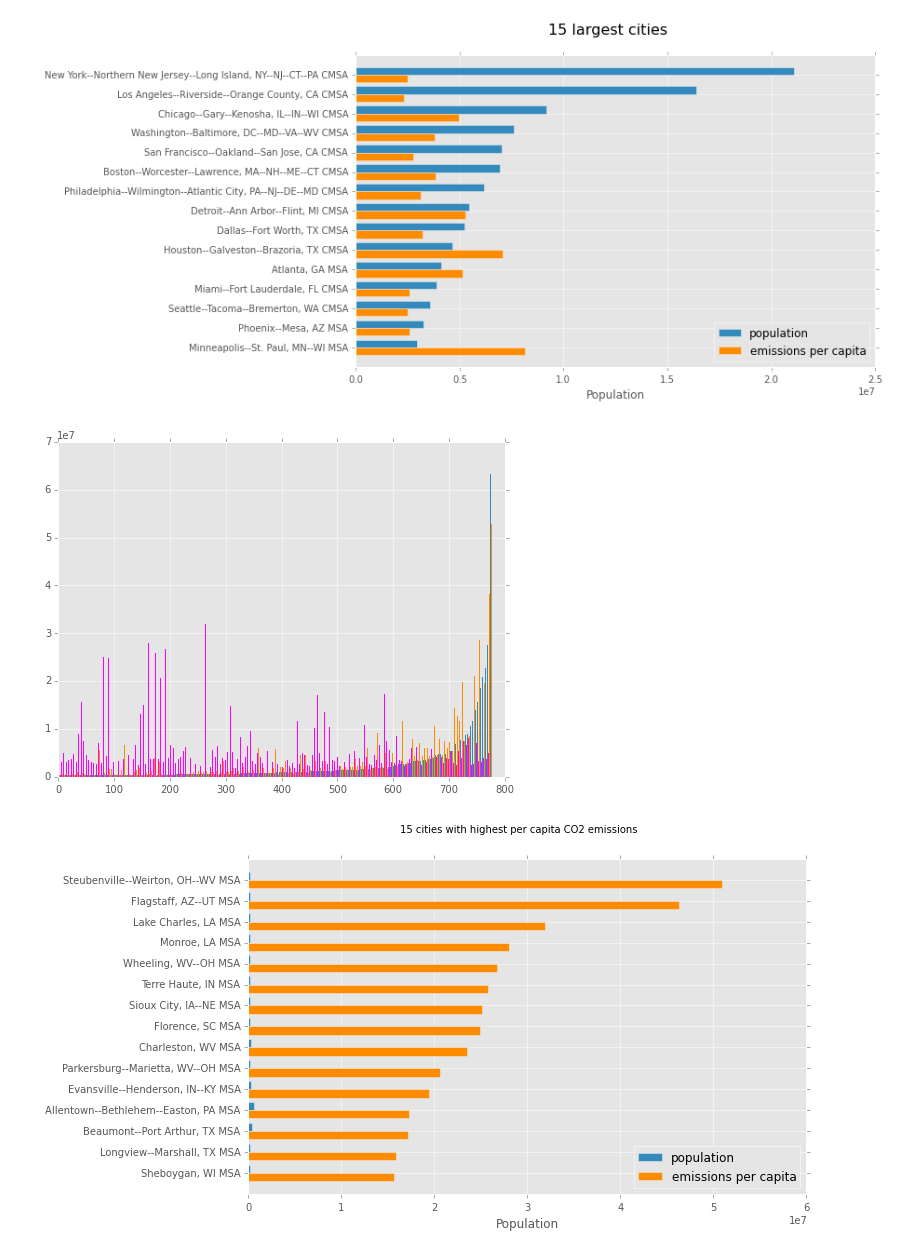
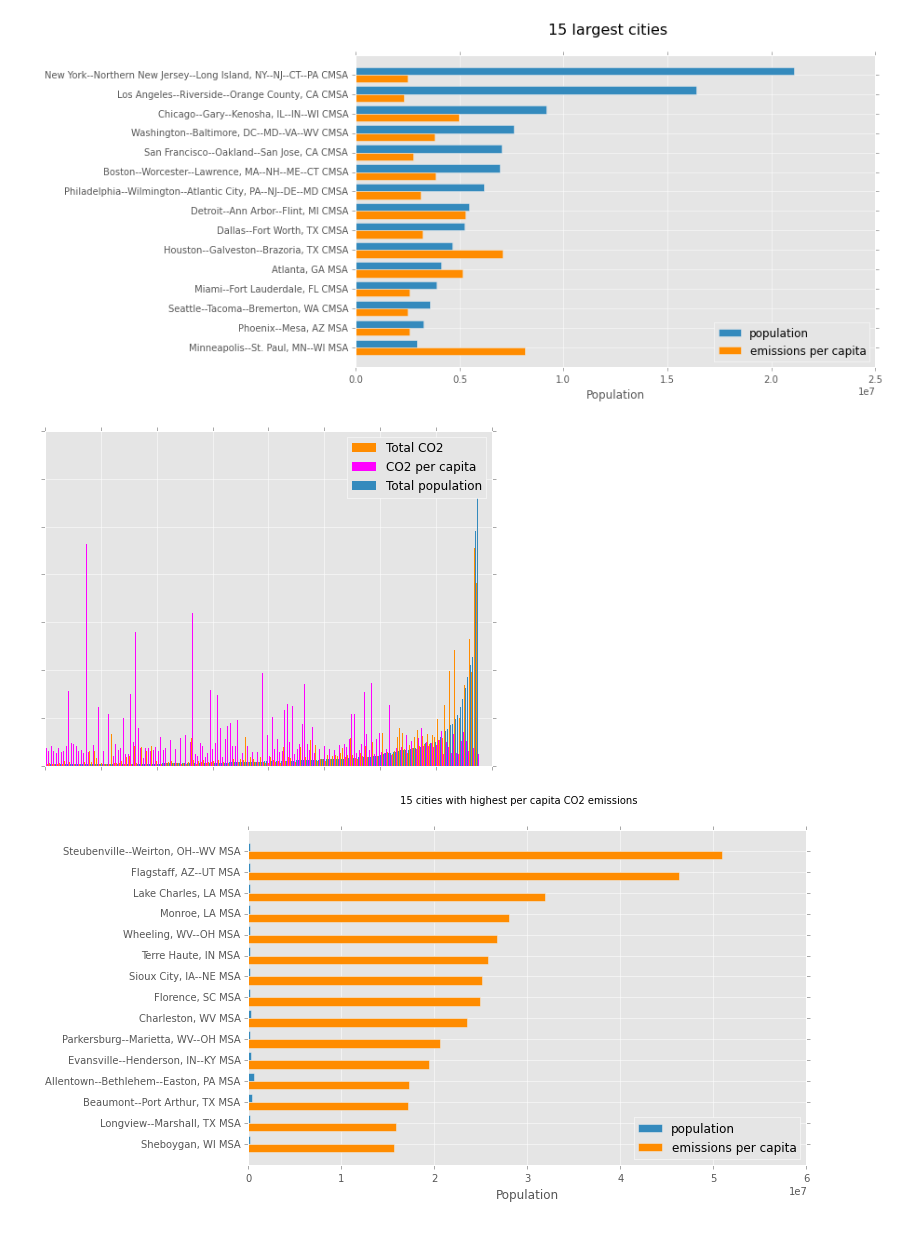
Before and after one commit to pvarsh/foundations-a4, a Jupyter notebook: assignment-4.ipynb, the cells around one changed output. Cells and saved outputs as stored; diff of their text form; code cells hidden in the pictures.

Commit message:
Cleaning plots

```diff
--- a/assignment-4.ipynb
+++ b/assignment-4.ipynb
@@ -506,18 +507,30 @@ plt.show()
 # %%
 mtSorted = mt.sort(['pop_total'], axis = 0, ascending = False, inplace = False)
 
 fig4, ax4 = plt.subplots(num = 4, figsize = (8, 6))
 locations = range(mt.shape[0])
 locations.reverse()
 locations = np.array(locations) * 3
 
-ax4.bar(locations + 1 , mtSorted.co2_total, color = "darkorange", width = 1, alpha = 1, lw = 0)
-ax4.bar(locations + 2, mtSorted.co2_per_capita * 1e6, color = "magenta", width = 1, alpha = 1, lw = 0)
-ax4.bar(locations, mtSorted.pop_total*3, width = 1, lw = 0)
+ax4.bar(locations + 1 , mtSorted.co2_total, color = "darkorange", width = 1, alpha = 1, lw = 0, label = "Total CO2")
+ax4.bar(locations + 2, mtSorted.co2_per_capita * 1e6, color = "magenta", width = 1, alpha = 1, lw = 0, label = "CO2 per capita")
+ax4.bar(locations, mtSorted.pop_total*3, width = 1, lw = 0, label = "Total population")
+ax4.legend()
 
+ax4.set_xticklabels([])
+ax4.set_yticklabels([])
+
+# ax4.tick_params(\
+#     axis='both',          # changes apply to the x-axis
+#     which='both',
+#     left = 'off',
+#     right = 'off', # both major and minor ticks are affected
+#     bottom='off',      # ticks along the bottom edge are off
+#     top='off',         # ticks along the top edge are off
+#     labelbottom='off')
 plt.show()
 # %% [output]
-[figure, old version]
+[figure, new version]
 # %%
 mtSorted = mt.sort(['co2_per_capita'], axis = 0, ascending = False, inplace = False)
 
```
Also changed, not shown: parts of 3 cells of this notebook.
